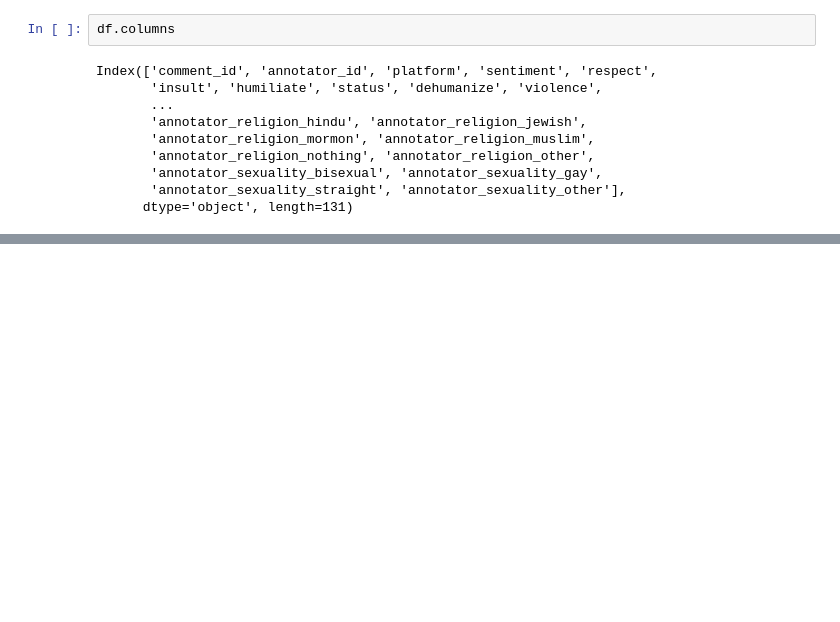
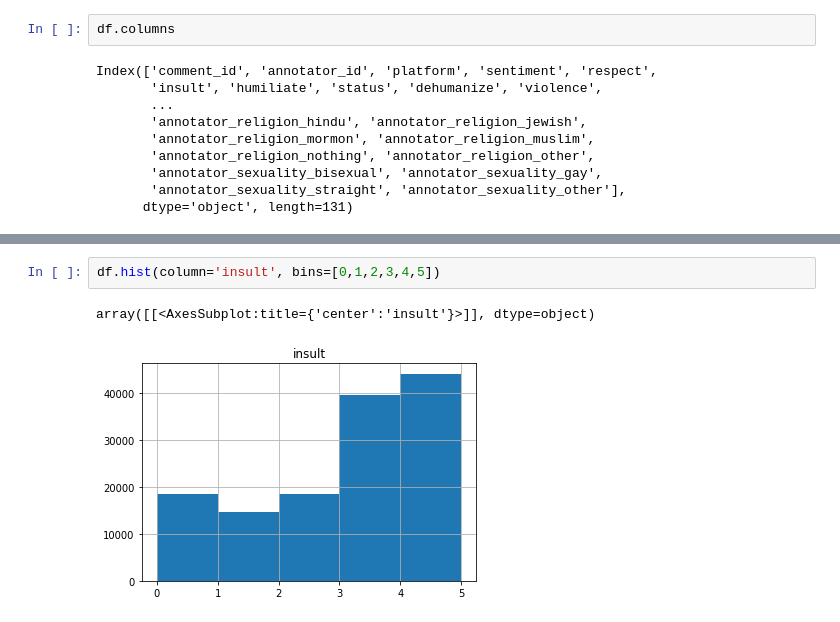
Before and after one commit to ndiaz9/NLP, a Jupyter notebook: Proyecto-G2/Dataset.ipynb, the cells around one changed output, grey strips where cells are left out. Cells and saved outputs as stored; diff of their text form; blank space fills up the shorter version.

```diff
--- a/Proyecto-G2/Dataset.ipynb
+++ b/Proyecto-G2/Dataset.ipynb
@@ -45,0 +57,5 @@ Index(['comment_id', 'annotator_id', 'platform', 'sentiment', 'respect',
+# %%
+df.hist(column='insult', bins=[0,1,2,3,4,5])
+# %% [output]
+array([[<AxesSubplot:title={'center':'insult'}>]], dtype=object)
+[figure, added]
```
Also changed, not shown: parts of 8 cells of this notebook, 2 other files.
